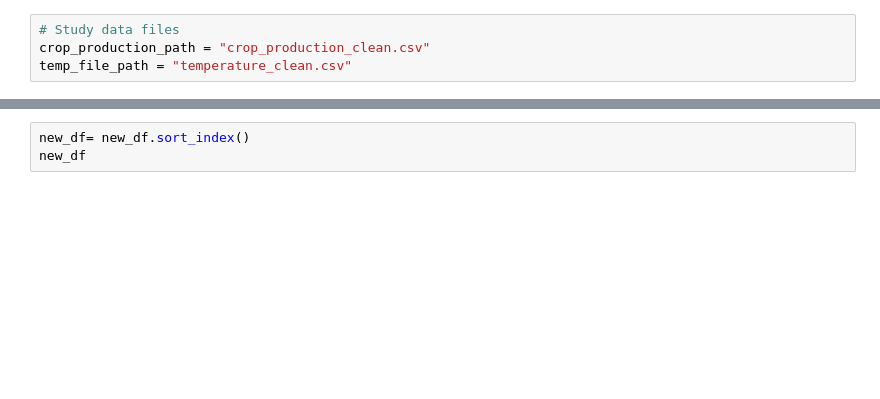
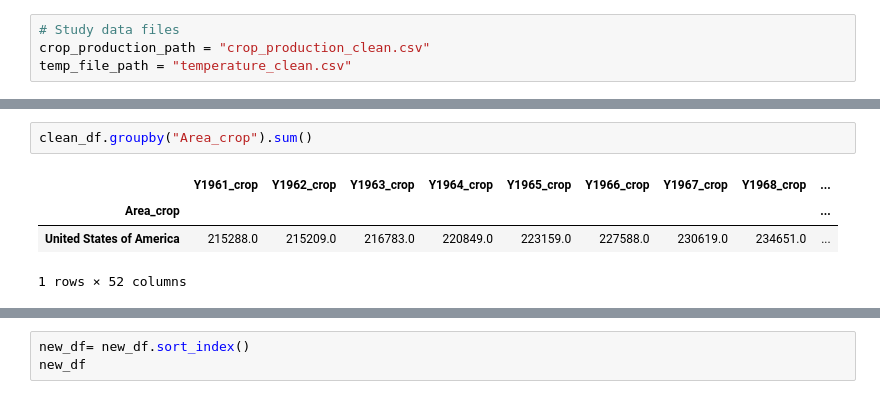
Before and after one commit to kaiserhaag/ProjectPython, a Jupyter notebook: production_change.ipynb, the cells around one changed output, grey strips where cells are left out. Cells and saved outputs as stored; diff of their text form; blank space fills up the shorter version.

```diff
--- a/production_change.ipynb
+++ b/production_change.ipynb
@@ -47,0 +121,7 @@ combined_df.loc[:,("Area_crop","Item_crop","Y2011_crop","2011Temp")]
+# %%
+clean_df.groupby("Area_crop").sum()
+# %% [output]
+|  | Y1961_crop | Y1962_crop | Y1963_crop | Y1964_crop | Y1965_crop | Y1966_crop | Y1967_crop | Y1968_crop | ... |
+| Area_crop |  |  |  |  |  |  |  |  | ... |
+| United States of America | 215288.0 | 215209.0 | 216783.0 | 220849.0 | 223159.0 | 227588.0 | 230619.0 | 234651.0 | ... |
+1 rows × 52 columns
```
Also changed, not shown: parts of 16 cells of this notebook, 2 other files.
